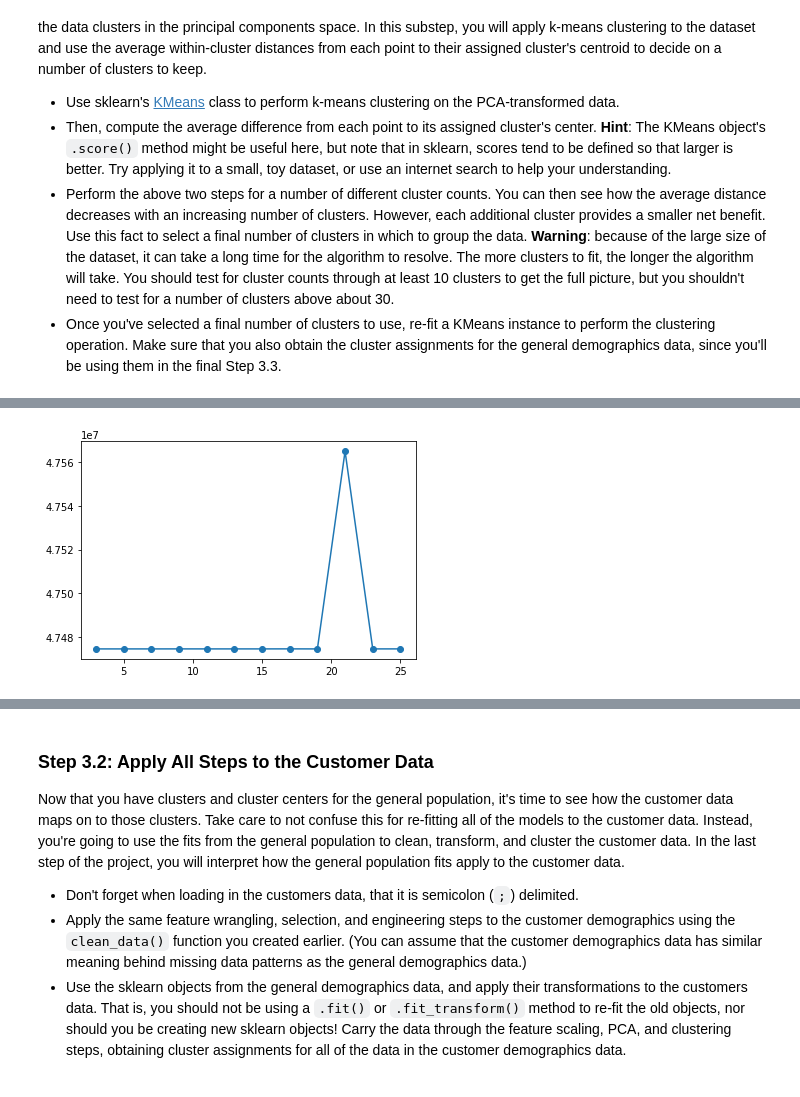
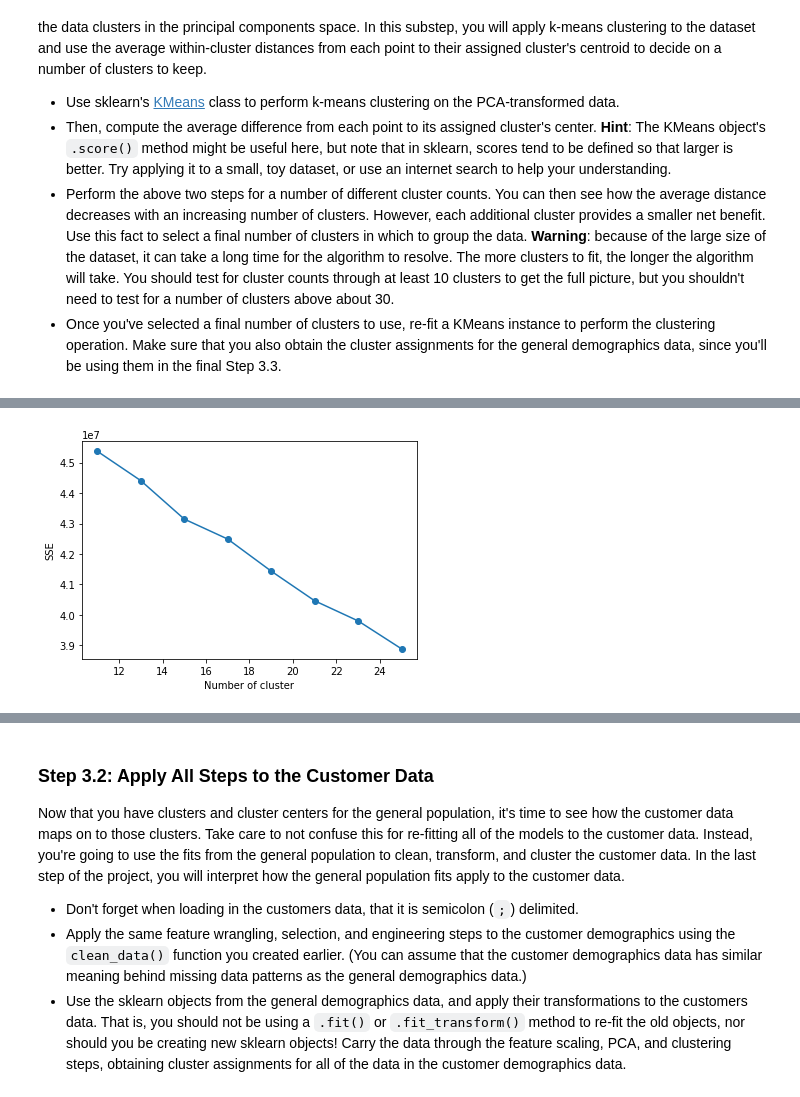
Before and after one commit to blindij/identify_customer_segments, a Jupyter notebook: Identify_Customer_Segments.ipynb, the cells around one changed output, grey strips where cells are left out. Drawn from its saved outputs; the diff is of its cells as text; code cells hidden in the pictures.

```diff
--- a/Identify_Customer_Segments.ipynb
+++ b/Identify_Customer_Segments.ipynb
@@ -1327,20 +1354,3 @@ You've assessed and cleaned the demographics data, then scaled and transformed t
 - Once you've selected a final number of clusters to use, re-fit a KMeans instance to perform the clustering operation. Make sure that you also obtain the cluster assignments for the general demographics data, since you'll be using them in the final Step 3.3.
 # %%
 demographics_2_c50_df = pd.read_csv('demographic_c50_df.csv',sep=';')
-# %%
-# Over a number of different cluster counts...
-from sklearn.cluster import KMeans
-
-    # run k-means clustering on the data and...
-
-
-    # compute the average within-cluster distances.
-
-# elbow-method
-scores = []
-clusters = [3, 5, 7, 9, 11, 13, 15, 17, 19, 21, 23, 25]
-for i in clusters:
-    model = KMeans()
-    model.fit(demographics_2_c50_df)
-    scores.append(abs(model.score(demographics_2_c50_df)))
-    print(f'Running Score for  {i} Clusters: {abs(model.score(demographics_2_c50_df)):.3f}')
@@ -1360,20 +1357,15 @@ Running Score for  25 Clusters: 47474507.346
-# %%
-# Investigate the change in within-cluster distance across number of clusters.
-# HINT: Use matplotlib's plot function to visualize this relationship.
-plt.plot(clusters,scores,marker="o")
-plt.show()
-# %% [output]
-[figure, removed]
 # %%
+clusters = [11, 13, 15,17, 19,21,23,25]
 sse = {}
-clusters = [11, 13, 15, 17, 19, 21,23,25,27,29,31,33,35]
 for k in clusters:
     kmeans = KMeans(n_clusters=k).fit(demographics_2_c50_df)
     #data["clusters"] = kmeans.labels_
     #print(data["clusters"])
     sse[k] = kmeans.inertia_ # Inertia: Sum of distances of samples to their closest cluster center
 plt.figure()
-plt.plot(list(sse.keys()), list(sse.values()))
+plt.plot(list(sse.keys()), list(sse.values()),marker="o")
 plt.xlabel("Number of cluster")
 plt.ylabel("SSE")
 plt.show()
+# %% [output]
+[figure, added]
```
Also changed, not shown: parts of 36 cells of this notebook, 2 other files.
